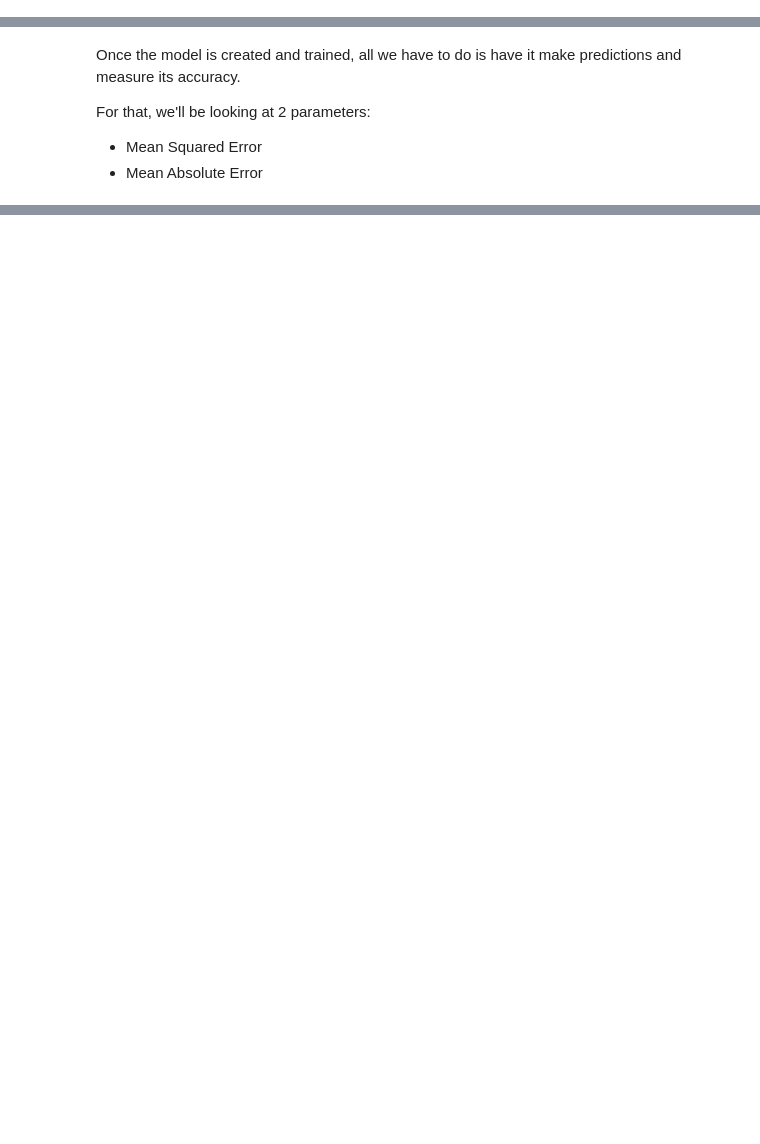
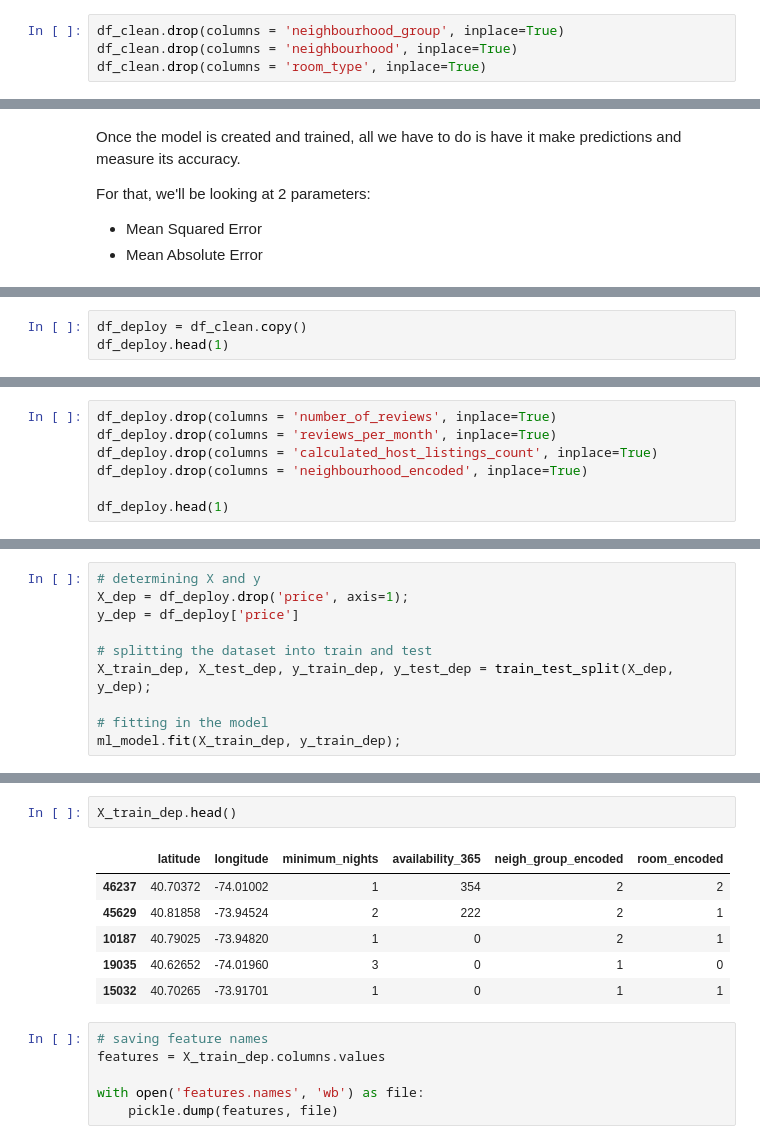
Before and after one commit to rafaelnduarte/Airbnb_Data_Analysis_NYC, a Jupyter notebook: Airbnb_Data_Analysis_Price_prediction_(XGBoost).ipynb, the cells around one changed output, grey strips where cells are left out. Cells and saved outputs as stored; diff of their text form; blank space fills up the shorter version.

```diff
--- a/Airbnb_Data_Analysis_Price_prediction_(XGBoost).ipynb
+++ b/Airbnb_Data_Analysis_Price_prediction_(XGBoost).ipynb
@@ -723,0 +726,4 @@ df_clean.head()
+# %%
+df_clean.drop(columns = 'neighbourhood_group', inplace=True)
+df_clean.drop(columns = 'neighbourhood', inplace=True)
+df_clean.drop(columns = 'room_type', inplace=True)
@@ -763,0 +791,3 @@ Mean Absolute Error:    32.8488
+# %%
+df_deploy = df_clean.copy()
+df_deploy.head(1)
@@ -763,0 +797,7 @@ Mean Absolute Error:    32.8488
+# %%
+df_deploy.drop(columns = 'number_of_reviews', inplace=True)
+df_deploy.drop(columns = 'reviews_per_month', inplace=True)
+df_deploy.drop(columns = 'calculated_host_listings_count', inplace=True)
+df_deploy.drop(columns = 'neighbourhood_encoded', inplace=True)
+
+df_deploy.head(1)
@@ -763,0 +807,10 @@ Mean Absolute Error:    32.8488
+# %%
+# determining X and y
+X_dep = df_deploy.drop('price', axis=1);
+y_dep = df_deploy['price']
+
+# splitting the dataset into train and test
+X_train_dep, X_test_dep, y_train_dep, y_test_dep = train_test_split(X_dep, y_dep);
+
+# fitting in the model
+ml_model.fit(X_train_dep, y_train_dep);
@@ -763,0 +829,15 @@ Mean Absolute Error:    32.8488
+# %%
+X_train_dep.head()
+# %% [output]
+|  | latitude | longitude | minimum_nights | availability_365 | neigh_group_encoded | room_encoded |
+| 46237 | 40.70372 | -74.01002 | 1 | 354 | 2 | 2 |
+| 45629 | 40.81858 | -73.94524 | 2 | 222 | 2 | 1 |
+| 10187 | 40.79025 | -73.94820 | 1 | 0 | 2 | 1 |
+| 19035 | 40.62652 | -74.01960 | 3 | 0 | 1 | 0 |
+| 15032 | 40.70265 | -73.91701 | 1 | 0 | 1 | 1 |
+# %%
+# saving feature names
+features = X_train_dep.columns.values
+
+with open('features.names', 'wb') as file:
+    pickle.dump(features, file)
```
Also changed, not shown: parts of 32 cells of this notebook.
